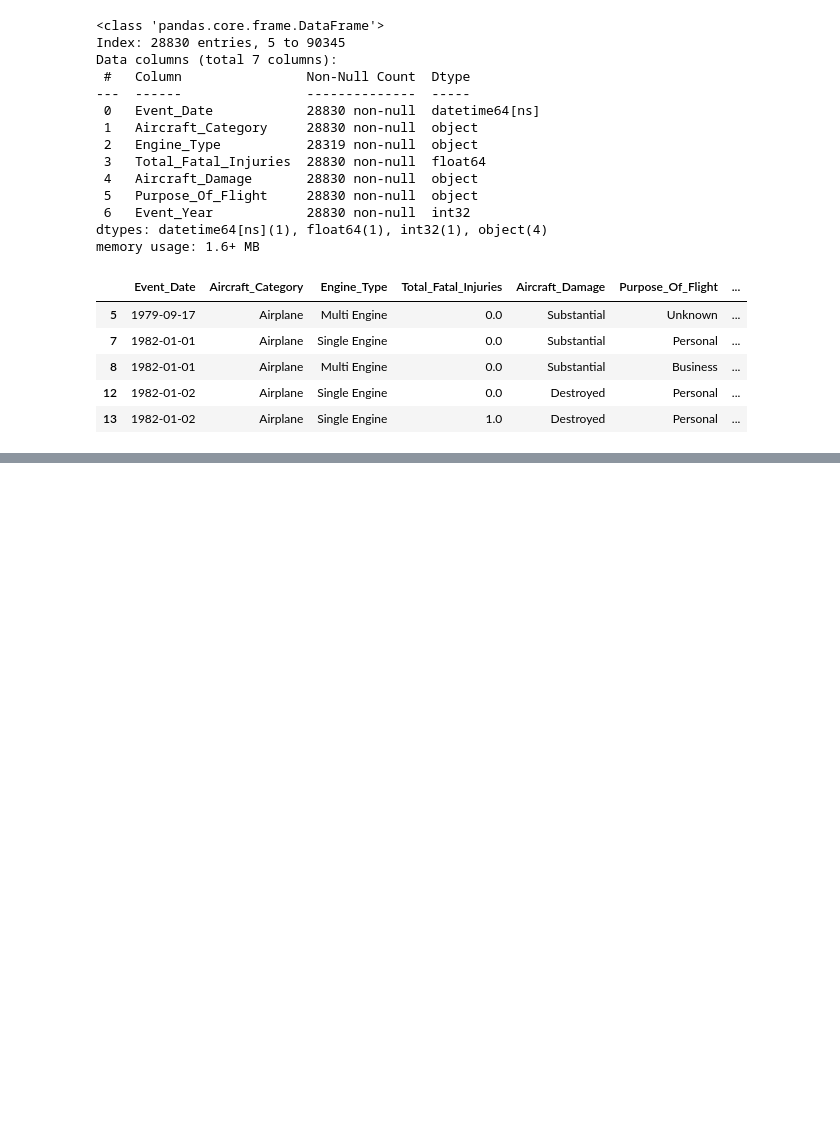
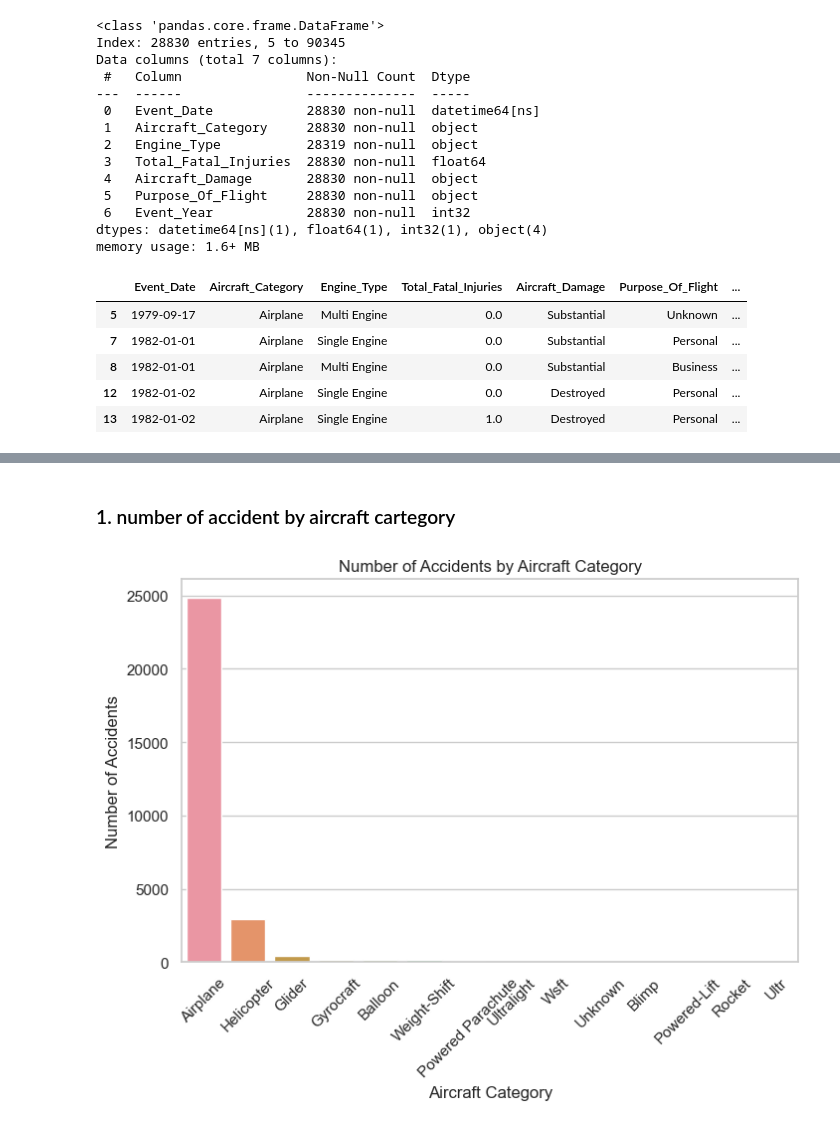
Before and after one commit to tonny001-rgb/dsc-phase-1-project-v3, a Jupyter notebook: data/student.ipynb, the cells around one changed output, grey strips where cells are left out. Saved outputs shown, nothing was run; the diff lists cells and outputs as text; code cells hidden in the pictures; blank space fills up the shorter version.

Commit message:
added data analysis visualisation

```diff
--- a/data/student.ipynb
+++ b/data/student.ipynb
@@ -265,0 +275,19 @@ memory usage: 1.6+ MB
+# %%
+# Import visualization libraries
+import matplotlib.pyplot as plt
+import seaborn as sns
+import numpy as np
+
+sns.set(style="whitegrid")
+# %% [markdown]
+### 1. number of accident by aircraft cartegory
+# %%
+plt.figure(figsize=(8,5))
+sns.countplot(data=df, x='Aircraft_Category', order=df['Aircraft_Category'].value_counts().index)
+plt.title("Number of Accidents by Aircraft Category")
+plt.xlabel("Aircraft Category")
+plt.ylabel("Number of Accidents")
+plt.xticks(rotation=45)
+plt.show()
+# %% [output]
+[figure, added]
```
Also changed, not shown: parts of 14 cells of this notebook.
